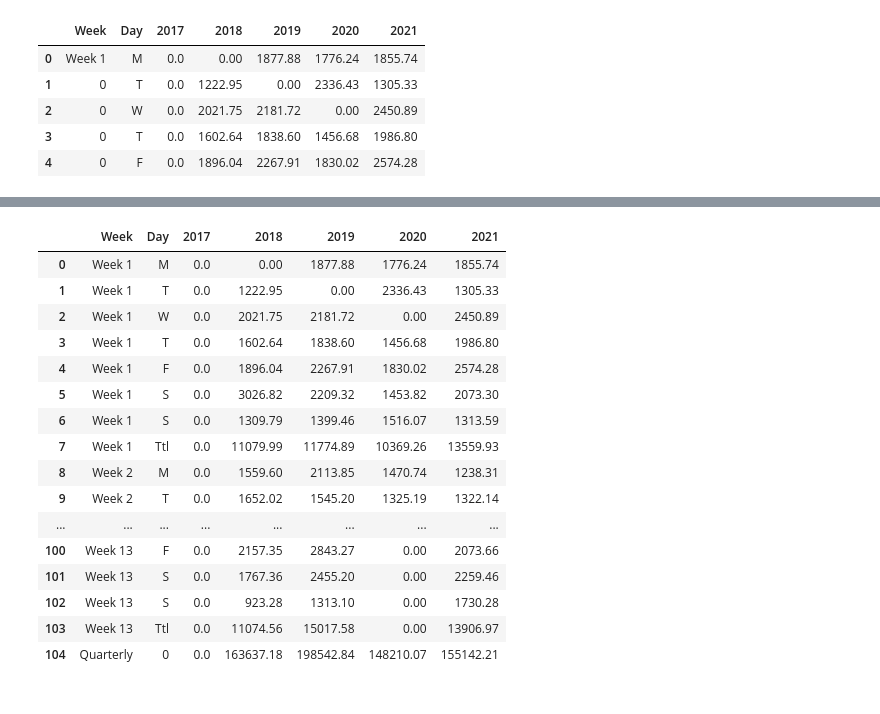
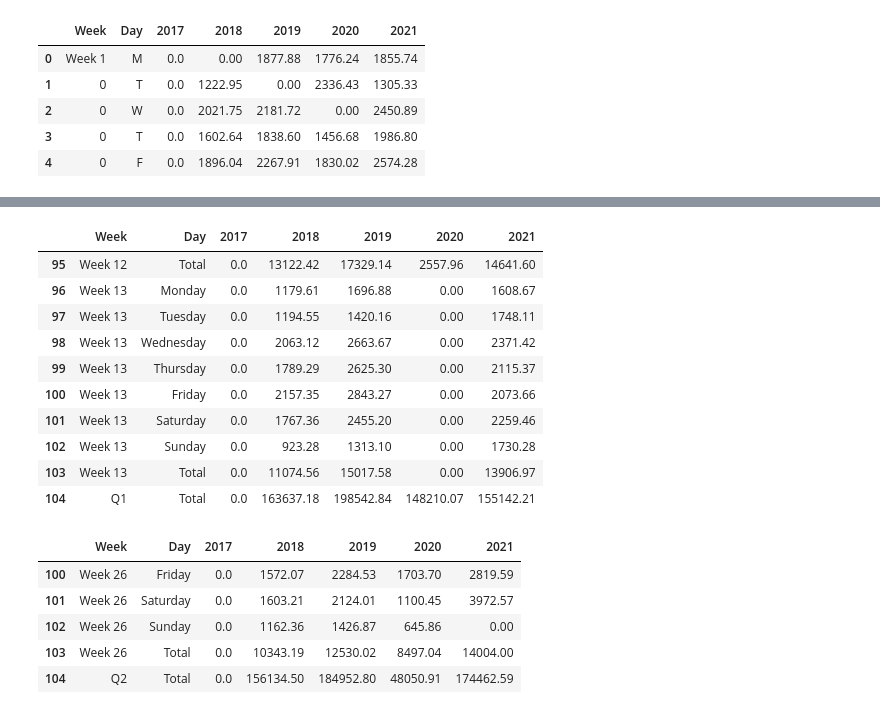
Before and after one commit to j89livingston/FnH_Analysis, a Jupyter notebook: FnHcleanup.ipynb, the cells around one changed output, grey strips where cells are left out. Saved outputs shown, nothing was run; the diff lists cells and outputs as text; code cells hidden in the pictures.

```diff
--- a/FnHcleanup.ipynb
+++ b/FnHcleanup.ipynb
@@ -188,20 +196,0 @@ for i in range(1, len(Q4)):
-# %%
-Q1
-# %% [output]
-|  | Week | Day | 2017 | 2018 | 2019 | 2020 | 2021 |
-| 0 | Week 1 | M | 0.0 | 0.00 | 1877.88 | 1776.24 | 1855.74 |
-| 1 | Week 1 | T | 0.0 | 1222.95 | 0.00 | 2336.43 | 1305.33 |
-| 2 | Week 1 | W | 0.0 | 2021.75 | 2181.72 | 0.00 | 2450.89 |
-| 3 | Week 1 | T | 0.0 | 1602.64 | 1838.60 | 1456.68 | 1986.80 |
-| 4 | Week 1 | F | 0.0 | 1896.04 | 2267.91 | 1830.02 | 2574.28 |
-| 5 | Week 1 | S | 0.0 | 3026.82 | 2209.32 | 1453.82 | 2073.30 |
-| 6 | Week 1 | S | 0.0 | 1309.79 | 1399.46 | 1516.07 | 1313.59 |
-| 7 | Week 1 | Ttl | 0.0 | 11079.99 | 11774.89 | 10369.26 | 13559.93 |
-| 8 | Week 2 | M | 0.0 | 1559.60 | 2113.85 | 1470.74 | 1238.31 |
-| 9 | Week 2 | T | 0.0 | 1652.02 | 1545.20 | 1325.19 | 1322.14 |
-| ... | ... | ... | ... | ... | ... | ... | ... |
-| 100 | Week 13 | F | 0.0 | 2157.35 | 2843.27 | 0.00 | 2073.66 |
-| 101 | Week 13 | S | 0.0 | 1767.36 | 2455.20 | 0.00 | 2259.46 |
-| 102 | Week 13 | S | 0.0 | 923.28 | 1313.10 | 0.00 | 1730.28 |
-| 103 | Week 13 | Ttl | 0.0 | 11074.56 | 15017.58 | 0.00 | 13906.97 |
-| 104 | Quarterly | 0 | 0.0 | 163637.18 | 198542.84 | 148210.07 | 155142.21 |
@@ -207,0 +296,23 @@ Q1
+# %%
+# rename quarterly to specific quarter
+# catagorize quarterly as a Ttl value. This code only changes it because there arent any other 0's in column
+Q1['Week'] = Q1['Week'].str.replace('Quarterly','Q1')
+Q1['Day'] = Q1['Day'].astype(str)
+Q1['Day'] = Q1['Day'].str.replace('Ttl','Total')
+Q1['Day'] = Q1['Day'].str.replace('0','Total')
+Q1day()
+# %%
+#check results
+Q1.tail(10)
+# %% [output]
+|  | Week | Day | 2017 | 2018 | 2019 | 2020 | 2021 |
+| 95 | Week 12 | Total | 0.0 | 13122.42 | 17329.14 | 2557.96 | 14641.60 |
+| 96 | Week 13 | Monday | 0.0 | 1179.61 | 1696.88 | 0.00 | 1608.67 |
+| 97 | Week 13 | Tuesday | 0.0 | 1194.55 | 1420.16 | 0.00 | 1748.11 |
+| 98 | Week 13 | Wednesday | 0.0 | 2063.12 | 2663.67 | 0.00 | 2371.42 |
+| 99 | Week 13 | Thursday | 0.0 | 1789.29 | 2625.30 | 0.00 | 2115.37 |
+| 100 | Week 13 | Friday | 0.0 | 2157.35 | 2843.27 | 0.00 | 2073.66 |
+| 101 | Week 13 | Saturday | 0.0 | 1767.36 | 2455.20 | 0.00 | 2259.46 |
+| 102 | Week 13 | Sunday | 0.0 | 923.28 | 1313.10 | 0.00 | 1730.28 |
+| 103 | Week 13 | Total | 0.0 | 11074.56 | 15017.58 | 0.00 | 13906.97 |
+| 104 | Q1 | Total | 0.0 | 163637.18 | 198542.84 | 148210.07 | 155142.21 |
@@ -207,0 +328,9 @@ Q1
+# %%
+Q2.tail()
+# %% [output]
+|  | Week | Day | 2017 | 2018 | 2019 | 2020 | 2021 |
+| 100 | Week 26 | Friday | 0.0 | 1572.07 | 2284.53 | 1703.70 | 2819.59 |
+| 101 | Week 26 | Saturday | 0.0 | 1603.21 | 2124.01 | 1100.45 | 3972.57 |
+| 102 | Week 26 | Sunday | 0.0 | 1162.36 | 1426.87 | 645.86 | 0.00 |
+| 103 | Week 26 | Total | 0.0 | 10343.19 | 12530.02 | 8497.04 | 14004.00 |
+| 104 | Q2 | Total | 0.0 | 156134.50 | 184952.80 | 48050.91 | 174462.59 |
```
Also changed, not shown: parts of 34 cells of this notebook, 14 other files.
